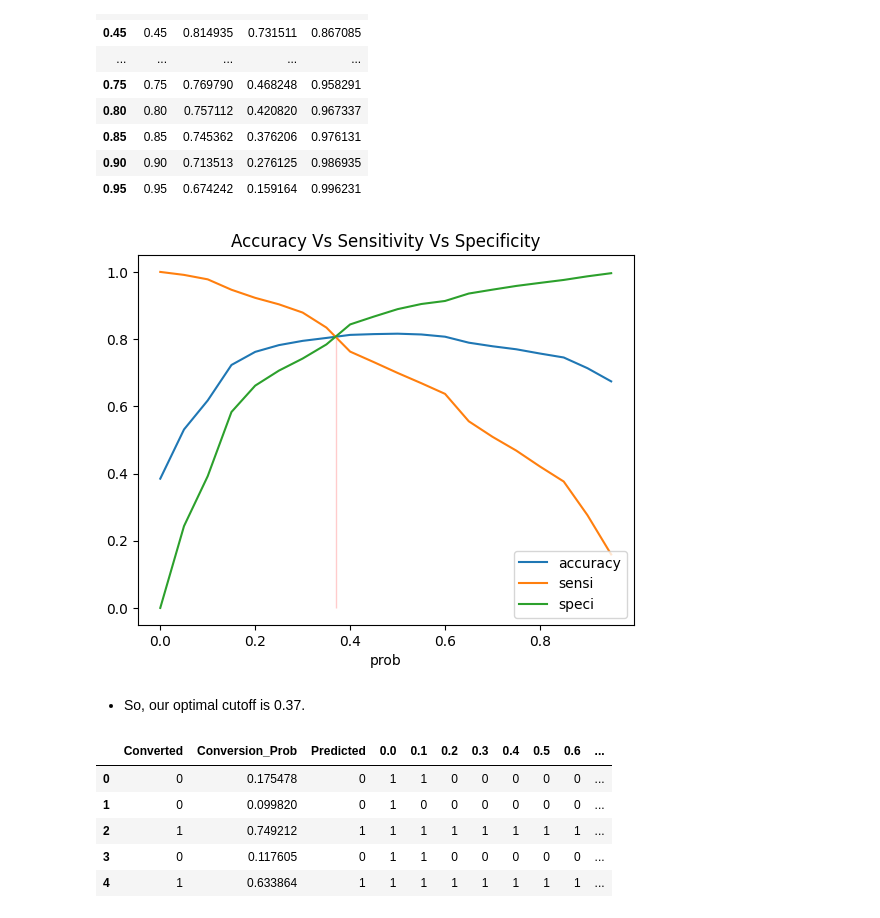
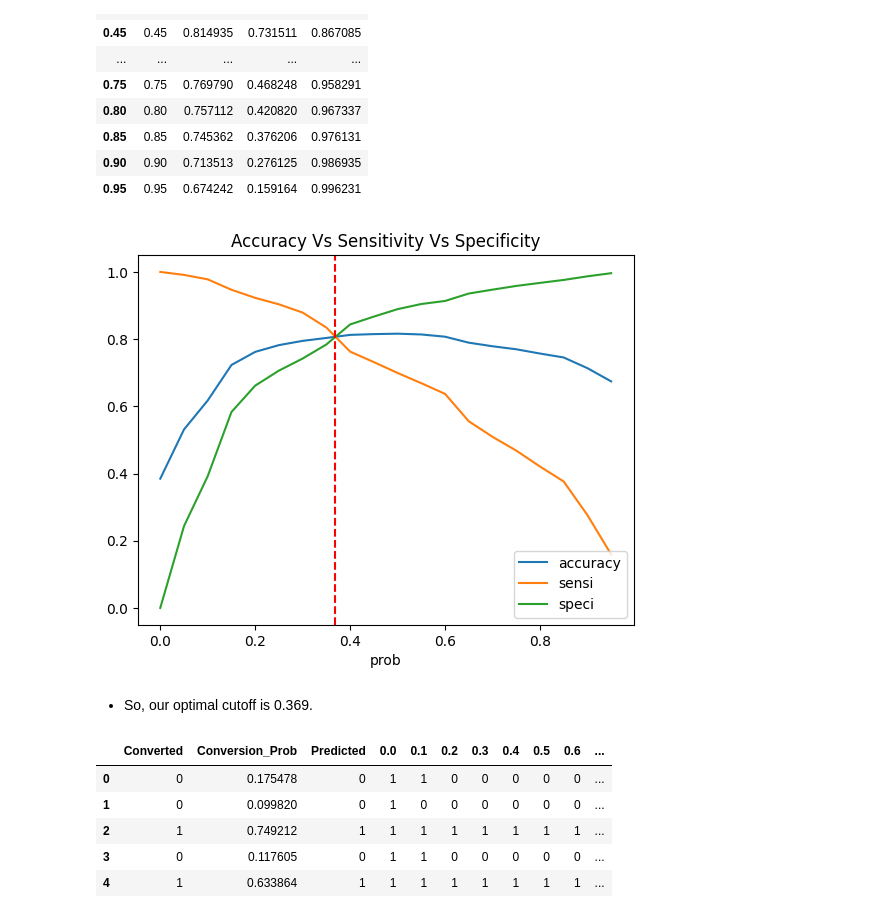
Before and after one commit to parashardevesh/lead_scoring, a Jupyter notebook: Lead_Scoring.ipynb, the cells around one changed output. Cells and saved outputs as stored; diff of their text form; code cells hidden in the pictures.

```diff
--- a/Lead_Scoring.ipynb
+++ b/Lead_Scoring.ipynb
@@ -144,6 +147,8 @@ Name: count, dtype: int64
 - We also saw that column `What matters most to you in choosing a course` 99% same values, rest are nulls. This column does not tell us much about the person and can be dropped as well.
 - Also most people are from India, hence let's drop `Country` column as it is not needed for our analysis and assigning score.
 # %%
-# dropping more columns that won't help us in our analysis
-leads_df.drop(columns=['Prospect ID', 'What matters most to you in choosing a course', 'Country'], inplace=True)
+# dropping columns that aren't required for our analysis
+# dropping 'Prospect ID', 'Lead Number' as they are unique identifiers and not required for model building
+leads_df.drop(columns=['Prospect ID', 'Lead Number',
+                       'What matters most to you in choosing a course', 'Country'], inplace=True)
 # %% [markdown]
@@ -354,4 +356,0 @@ memory usage: 1.3+ MB
-# %%
-# dropping 'Lead Number' as it is a unique identifier and not required for model building
-leads_df.drop('Lead Number', axis=1, inplace=True)
-leads_df.info()
@@ -1404,9 +1398,9 @@ cutoff_df = pd.DataFrame(columns = ['prob','accuracy','sensi','speci'])
 # Making confusing matrix to find values of sensitivity, accurace and specificity for each level of probablity
 num = np.arange(0,1,0.05)
 for i in num:
-    cm1 = metrics.confusion_matrix(y_train_pred_final.Converted, y_train_pred_final[i] )
+    cm1 = metrics.confusion_matrix(y_train, y_train_pred_final[i] )
     total1=sum(sum(cm1))
-    accuracy = (cm1[0,0]+cm1[1,1])/total1
+    accuracy = accuracy_score(y_train, y_train_pred_final[i])
 
     speci = cm1[0,0]/(cm1[0,0]+cm1[0,1])
     sensi = cm1[1,1]/(cm1[1,0]+cm1[1,1])
@@ -1433,12 +1427,12 @@ cutoff_df
 # %%
 # plotting
 cutoff_df.plot.line(x='prob', y=['accuracy', 'sensi', 'speci'])
-sns.lineplot(x=0.37, y=np.arange(0,1,0.4), color='r', linestyle='--')
+plt.axvline(x=0.369, color='r', linestyle='--')
 plt.title('Accuracy Vs Sensitivity Vs Specificity')
 plt.legend(loc='lower right')
 plt.show()
 # %% [output]
-[figure, old version]
+[figure, new version]
 # %% [markdown]
-- So, our optimal cutoff is 0.37.
+- So, our optimal cutoff is 0.369.
 # %%
```
Also changed, not shown: parts of 121 cells of this notebook.
